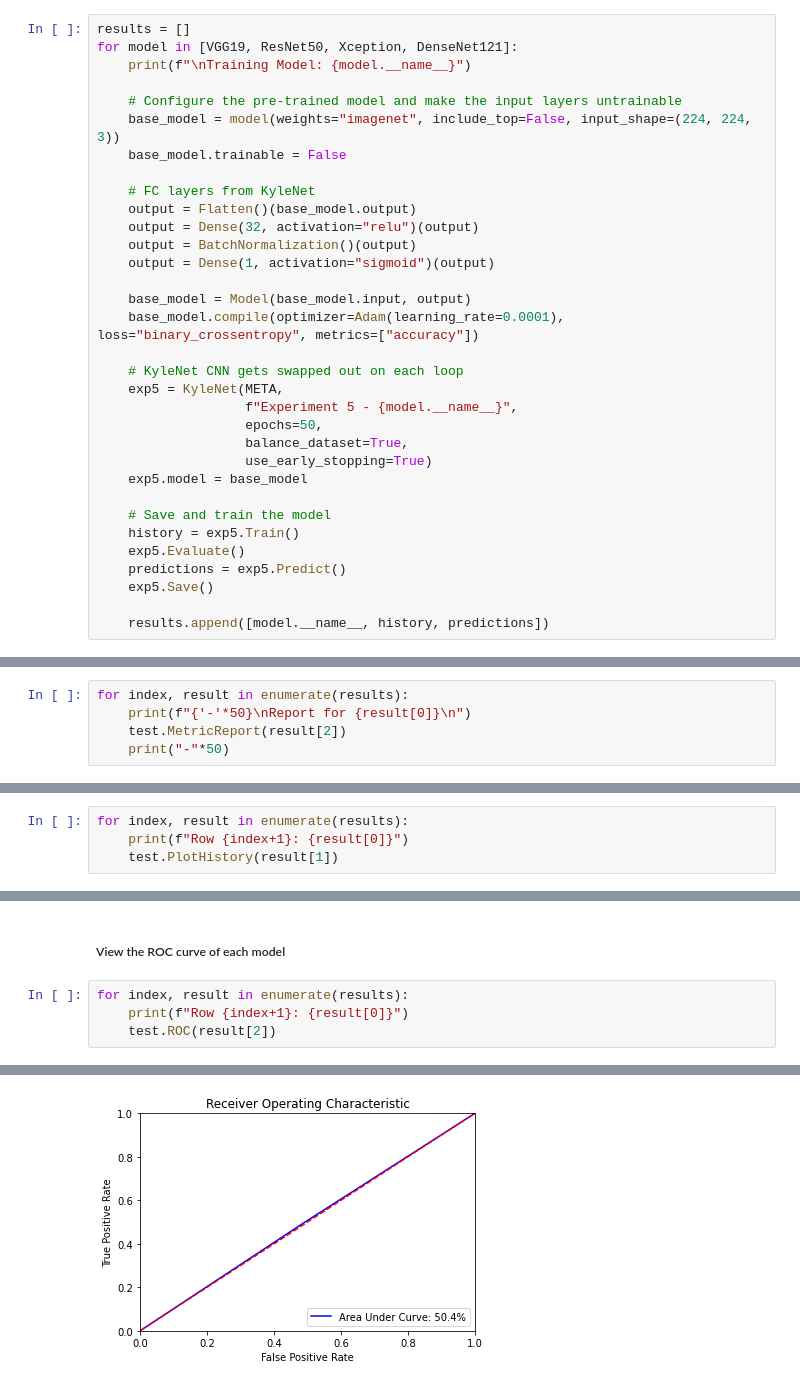
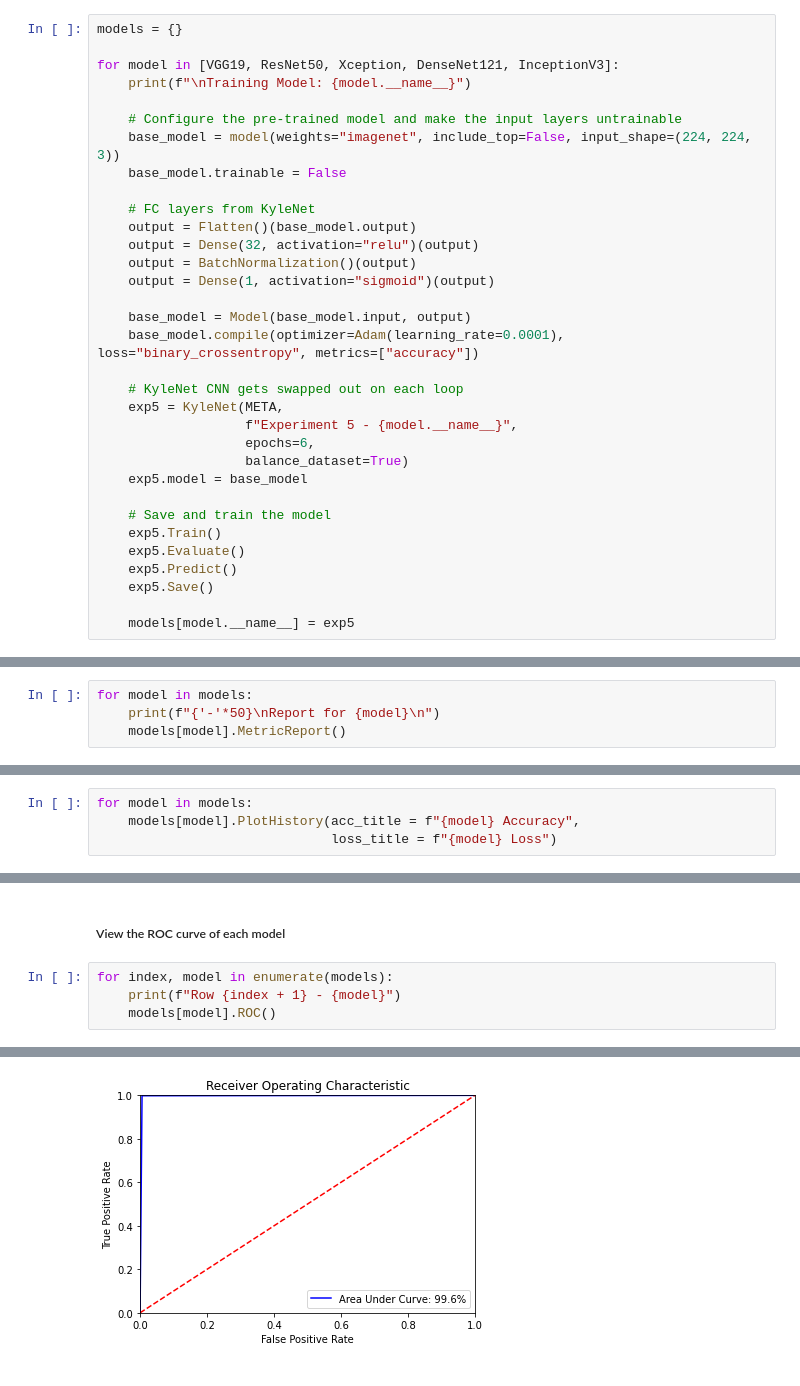
Before and after one commit to kalzeo/KyleNet, a Jupyter notebook: experiments/Experiment 5.ipynb, the cells around one changed output, grey strips where cells are left out. Drawn from its saved outputs; the diff is of its cells as text.

```diff
--- a/experiments/Experiment 5.ipynb
+++ b/experiments/Experiment 5.ipynb
@@ -28,8 +30,9 @@ GPU Device: /device:GPU:0
 # %% [markdown]
 ##### Loops through all the pre-trained models to fetch the results
 # %%
-results = []
-for model in [VGG19, ResNet50, Xception, DenseNet121]:
+models = {}
+
+for model in [VGG19, ResNet50, Xception, DenseNet121, InceptionV3]:
     print(f"\nTraining Model: {model.__name__}")
 
     # Configure the pre-trained model and make the input layers untrainable
@@ -48,18 +51,17 @@ for model in [VGG19, ResNet50, Xception, DenseNet121]:
     # KyleNet CNN gets swapped out on each loop
     exp5 = KyleNet(META,
                    f"Experiment 5 - {model.__name__}",
-                   epochs=50,
-                   balance_dataset=True,
-                   use_early_stopping=True)
+                   epochs=6,
+                   balance_dataset=True)
     exp5.model = base_model
 
     # Save and train the model
-    history = exp5.Train()
+    exp5.Train()
     exp5.Evaluate()
-    predictions = exp5.Predict()
+    exp5.Predict()
     exp5.Save()
 
-    results.append([model.__name__, history, predictions])
+    models[model.__name__] = exp5
 # %% [output]
 Training Model: VGG19
 Found 57830 validated image filenames belonging to 2 classes.
@@ -89,8 +96,7 @@ Found 19276 validated image filenames belonging to 2 classes.
 # %%
-for index, result in enumerate(results):
-    print(f"{'-'*50}\nReport for {result[0]}\n")
-    test.MetricReport(result[2])
-    print("-"*50)
+for model in models:
+    print(f"{'-'*50}\nReport for {model}\n")
+    models[model].MetricReport()
 # %% [output]
 --------------------------------------------------
 Report for VGG19
@@ -112,6 +118,2 @@ weighted avg       0.50      0.50      0.50     19276
 # %% [markdown]
 ##### View the acc/loss graphs of each model
-# %%
-for index, result in enumerate(results):
-    print(f"Row {index+1}: {result[0]}")
-    test.PlotHistory(result[1])
@@ -126,0 +120,4 @@ Row 4: DenseNet121
+# %%
+for model in models:
+    models[model].PlotHistory(acc_title = f"{model} Accuracy",
+                              loss_title = f"{model} Loss")
@@ -127,7 +130,7 @@ Row 4: DenseNet121
 # %% [markdown]
 ##### View the ROC curve of each model
 # %%
-for index, result in enumerate(results):
-    print(f"Row {index+1}: {result[0]}")
-    test.ROC(result[2])
+for index, model in enumerate(models):
+    print(f"Row {index + 1} - {model}")
+    models[model].ROC()
 # %% [output]
@@ -141 +145 @@ Row 4: DenseNet121
-[figure, old version]
+[figure, new version]
```
Also changed, not shown: parts of 13 cells of this notebook, 27 other files.
